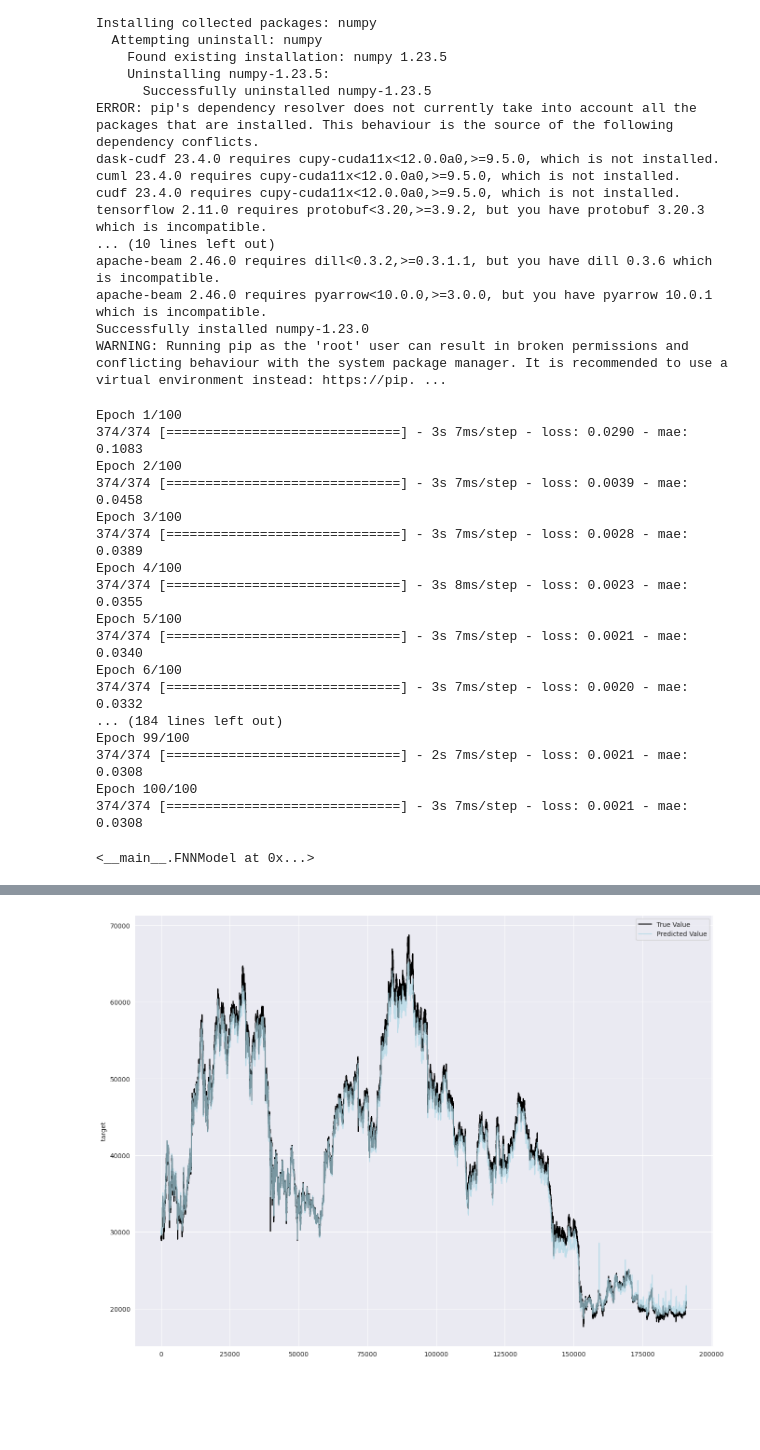
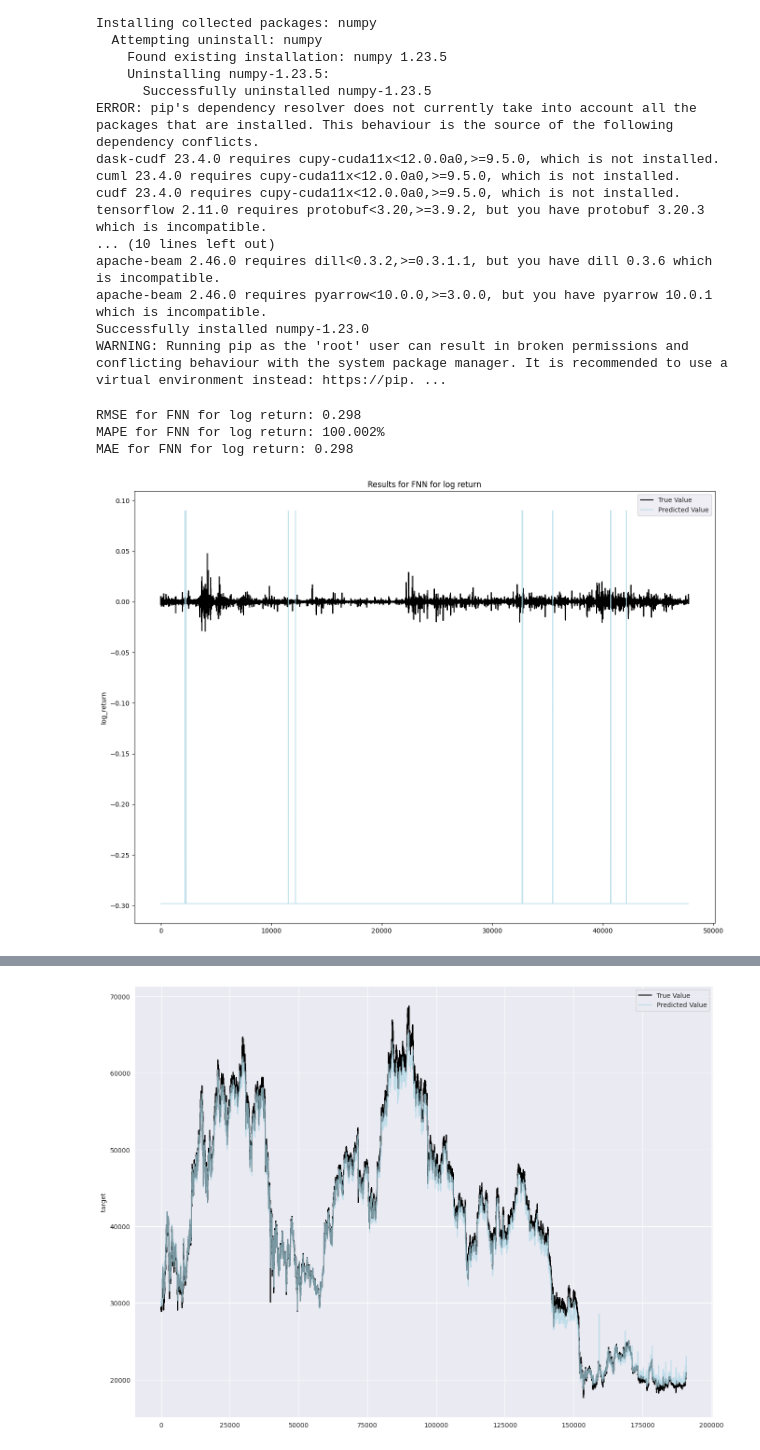
Before and after one commit to Nakinamo/Bitcoin-Price-Prediction, a Jupyter notebook: notebook886786a93d.ipynb, the cells around one changed output, grey strips where cells are left out. Cells and saved outputs as stored; diff of their text form; code cells hidden in the pictures; blank space fills up the shorter version.

```diff
--- a/notebook886786a93d.ipynb
+++ b/notebook886786a93d.ipynb
@@ -412,25 +388,6 @@ for i in range(data_transformed.shape[2]):
+# %%
+X_train, X_test, y_train, y_test = SplitData(lookback_data[1:], log_return)
 # %%
-model = FNNModel(n_layers=3, units=256, n_epochs=100, learning_rate=0.001, dropout=0.25)
+fnn = FNNModel(n_layers=3, units=256, n_epochs=100, learning_rate=0.001, dropout=0.25)
+gru = GRUModel(n_layers=2, units=128, n_epochs=100, learning_rate=0.0005, dropout=0.25)
+lstm = LSTMModel(n_layers=2, units=64, n_epochs=150, learning_rate=0.0009, dropout=0.25)
-# %%
-X_train, X_val, y_train, y_val = SplitData(data_transformed, target)
-# %%
-model.fit(X_train, y_train)
-# %% [output]
-Epoch 1/100
-374/374 [==============================] - 3s 7ms/step - loss: 0.0290 - mae: 0.1083
-Epoch 2/100
-374/374 [==============================] - 3s 7ms/step - loss: 0.0039 - mae: 0.0458
-Epoch 3/100
-374/374 [==============================] - 3s 7ms/step - loss: 0.0028 - mae: 0.0389
-Epoch 4/100
-374/374 [==============================] - 3s 8ms/step - loss: 0.0023 - mae: 0.0355
-Epoch 5/100
-374/374 [==============================] - 3s 7ms/step - loss: 0.0021 - mae: 0.0340
-Epoch 6/100
-374/374 [==============================] - 3s 7ms/step - loss: 0.0020 - mae: 0.0332
-... (184 lines left out)
-Epoch 99/100
-374/374 [==============================] - 2s 7ms/step - loss: 0.0021 - mae: 0.0308
-Epoch 100/100
-374/374 [==============================] - 3s 7ms/step - loss: 0.0021 - mae: 0.0308
-<__main__.FNNModel at 0x...>
@@ -438,0 +396,9 @@ pred = model.predict(X_val)
+# %%
+fnn.fit(X_train, y_train)
+clear_output()
+results = CountModelResult(X_test, y_test, results, fnn, 'FNN for log return')
+# %% [output]
+RMSE for FNN for log return: 0.298
+MAPE for FNN for log return: 100.002%
+MAE for FNN for log return: 0.298
+[figure, added]
```
Also changed, not shown: parts of 23 cells of this notebook.
